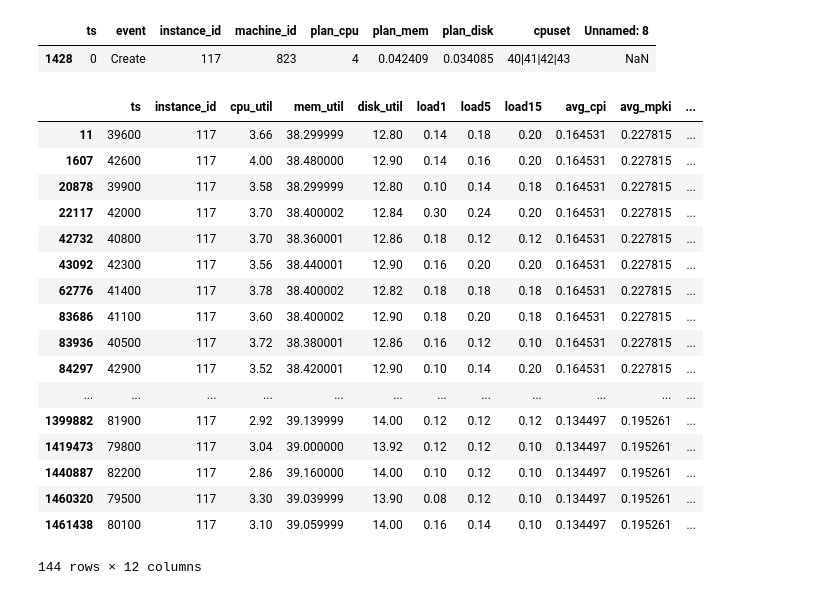
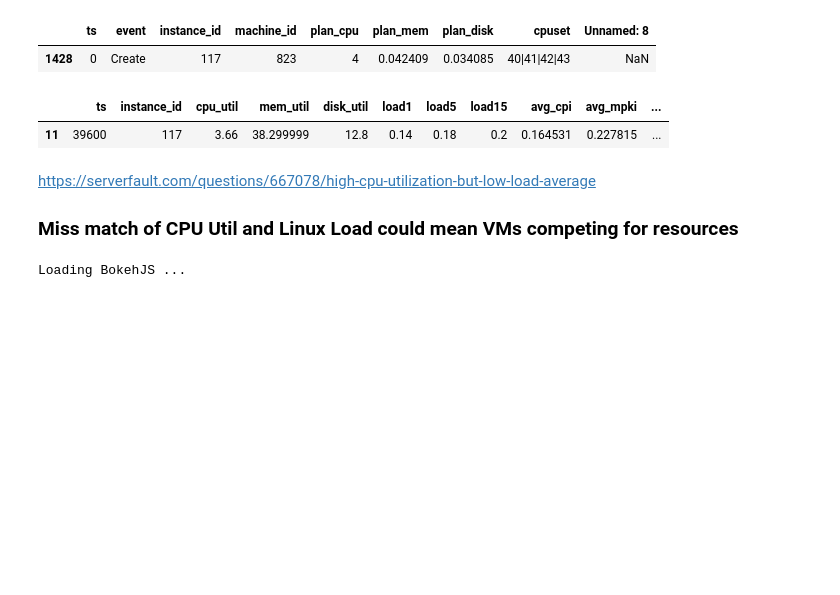
Before and after one commit to codestar12/gc_project, a Jupyter notebook: note_books/Service Usage over day.ipynb, the cells around one changed output. Cells and saved outputs as stored; diff of their text form; code cells hidden in the pictures; blank space fills up the shorter version.

Commit message:
added function file and updated notebook

```diff
--- a/note_books/Service Usage over day.ipynb
+++ b/note_books/Service Usage over day.ipynb
@@ -19,23 +19,18 @@ service_containers[service_containers.instance_id == ids_at_39600[0]]
 |  | ts | event | instance_id | machine_id | plan_cpu | plan_mem | plan_disk | cpuset | Unnamed: 8 |
 | 1428 | 0 | Create | 117 | 823 | 4 | 0.042409 | 0.034085 | 40|41|42|43 | NaN |
 # %%
-service_instances[service_instances.instance_id == ids_at_39600[0]]
+service_instances[np.logical_and(service_instances.instance_id == ids_at_39600[0] , service_instances.ts==39600)]
 # %% [output]
 |  | ts | instance_id | cpu_util | mem_util | disk_util | load1 | load5 | load15 | avg_cpi | avg_mpki | ... |
-| 11 | 39600 | 117 | 3.66 | 38.299999 | 12.80 | 0.14 | 0.18 | 0.20 | 0.164531 | 0.227815 | ... |
-| 1607 | 42600 | 117 | 4.00 | 38.480000 | 12.90 | 0.14 | 0.16 | 0.20 | 0.164531 | 0.227815 | ... |
-| 20878 | 39900 | 117 | 3.58 | 38.299999 | 12.80 | 0.10 | 0.14 | 0.18 | 0.164531 | 0.227815 | ... |
-| 22117 | 42000 | 117 | 3.70 | 38.400002 | 12.84 | 0.30 | 0.24 | 0.20 | 0.164531 | 0.227815 | ... |
-| 42732 | 40800 | 117 | 3.70 | 38.360001 | 12.86 | 0.18 | 0.12 | 0.12 | 0.164531 | 0.227815 | ... |
-| 43092 | 42300 | 117 | 3.56 | 38.440001 | 12.90 | 0.16 | 0.20 | 0.20 | 0.164531 | 0.227815 | ... |
-| 62776 | 41400 | 117 | 3.78 | 38.400002 | 12.82 | 0.18 | 0.18 | 0.18 | 0.164531 | 0.227815 | ... |
-| 83686 | 41100 | 117 | 3.60 | 38.400002 | 12.90 | 0.18 | 0.20 | 0.18 | 0.164531 | 0.227815 | ... |
-| 83936 | 40500 | 117 | 3.72 | 38.380001 | 12.86 | 0.16 | 0.12 | 0.10 | 0.164531 | 0.227815 | ... |
-| 84297 | 42900 | 117 | 3.52 | 38.420001 | 12.90 | 0.10 | 0.14 | 0.20 | 0.164531 | 0.227815 | ... |
-| ... | ... | ... | ... | ... | ... | ... | ... | ... | ... | ... | ... |
-| 1399882 | 81900 | 117 | 2.92 | 39.139999 | 14.00 | 0.12 | 0.12 | 0.12 | 0.134497 | 0.195261 | ... |
-| 1419473 | 79800 | 117 | 3.04 | 39.000000 | 13.92 | 0.12 | 0.12 | 0.10 | 0.134497 | 0.195261 | ... |
-| 1440887 | 82200 | 117 | 2.86 | 39.160000 | 14.00 | 0.10 | 0.12 | 0.10 | 0.134497 | 0.195261 | ... |
-| 1460320 | 79500 | 117 | 3.30 | 39.039999 | 13.90 | 0.08 | 0.12 | 0.10 | 0.134497 | 0.195261 | ... |
-| 1461438 | 80100 | 117 | 3.10 | 39.059999 | 14.00 | 0.16 | 0.14 | 0.10 | 0.134497 | 0.195261 | ... |
+| 11 | 39600 | 117 | 3.66 | 38.299999 | 12.8 | 0.14 | 0.18 | 0.2 | 0.164531 | 0.227815 | ... |
-144 rows × 12 columns
+# %% [markdown]
+https://serverfault.com/questions/667078/high-cpu-utilization-but-low-load-average
+
+### Miss match of CPU Util and Linux Load could mean VMs competing for resources
+# %%
+from bokeh.plotting import figure, show
+from bokeh.charts import Histogram
+from bokeh.io import output_notebook
+output_notebook()
+# %% [output]
+Loading BokehJS ...
```
Also changed, not shown: parts of 8 cells of this notebook, 1 other file.
